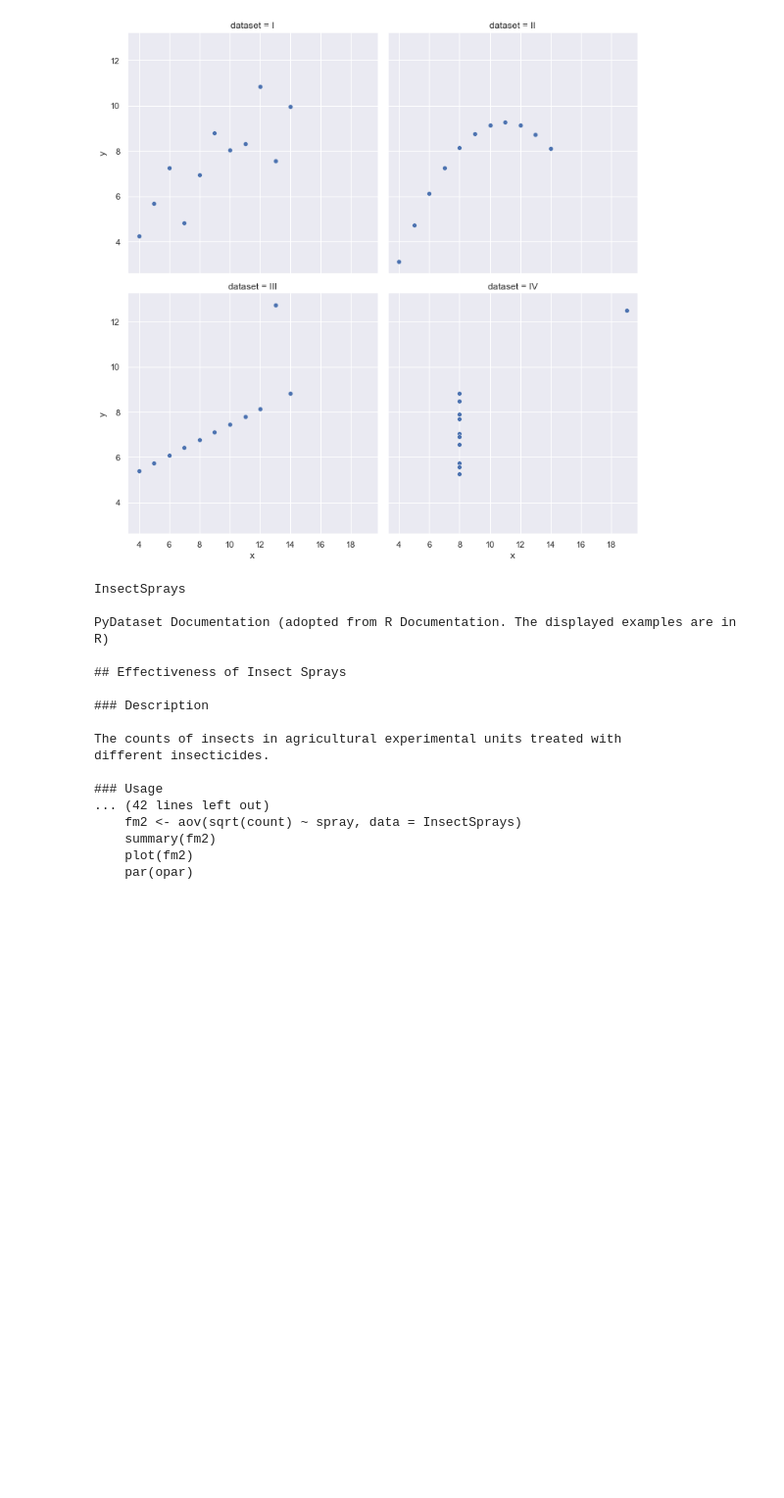
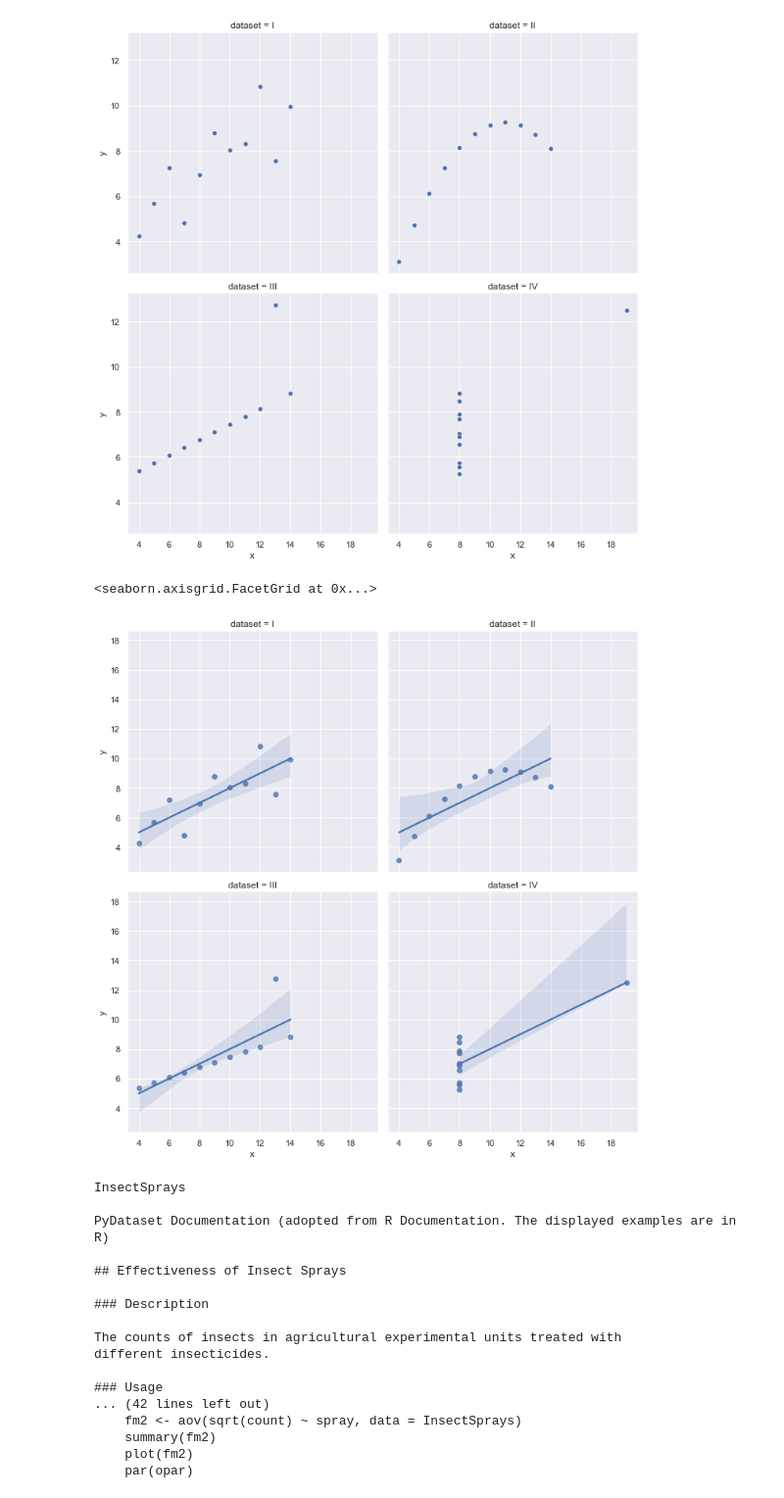
Before and after one commit to Cayt-Schlichting/numpy-pandas-visualization-exercises, a Jupyter notebook: seaborn_exercises.ipynb, the cells around one changed output. Shown: that part at 98% size. Drawn from its saved outputs; the diff is of its cells as text; code cells hidden in the pictures; blank space fills up the shorter version.

Commit message:
finished seaborn

```diff
--- a/seaborn_exercises.ipynb
+++ b/seaborn_exercises.ipynb
@@ -85,6 +85,12 @@ sns.relplot(data=anscombe,x='x',y='y',
 # %% [output]
 <seaborn.axisgrid.FacetGrid at 0x...>
 [figure]
+# %%
+#1 v2 - effect of outliers seen with line:
+sns.lmplot(data=anscombe,x='x',y='y',col = 'dataset', col_wrap=2)
+# %% [output]
+<seaborn.axisgrid.FacetGrid at 0x...>
+[figure, added]
 # %%
 #2 - insect spray
 ins_sp = data('InsectSprays')
```
Also changed, not shown: parts of 10 cells of this notebook.
